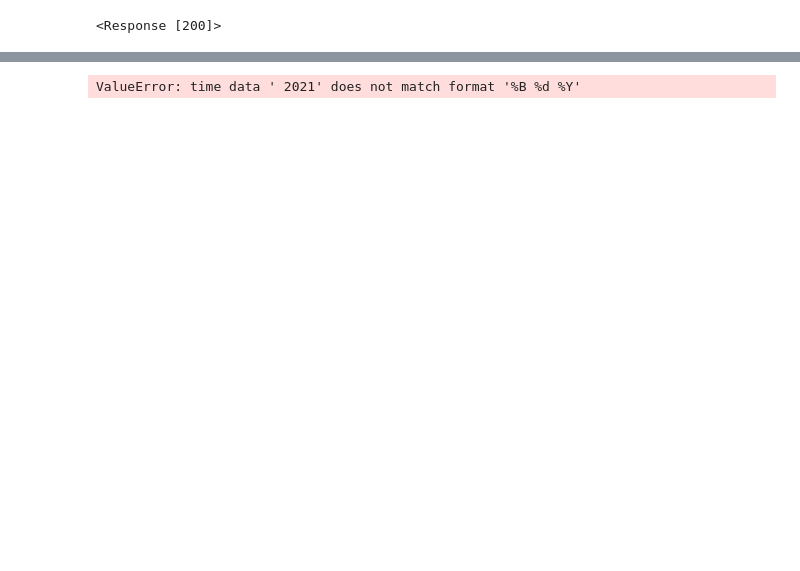
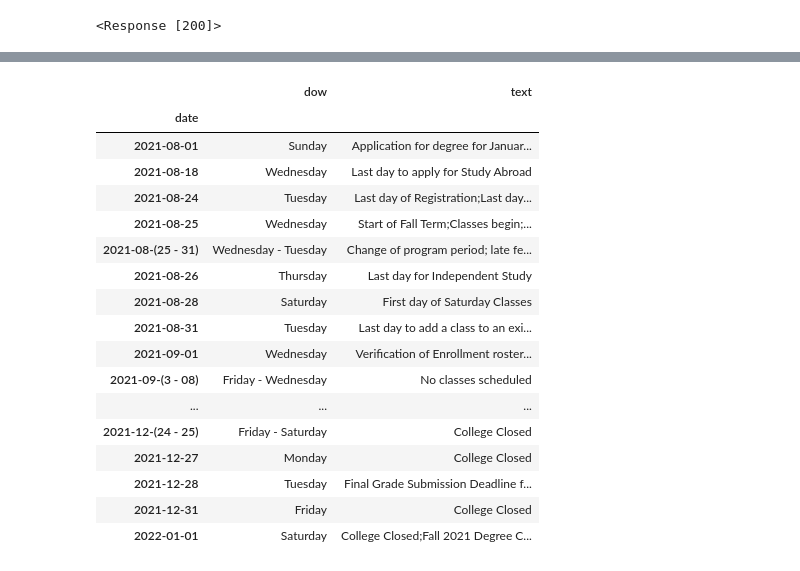
Before and after one commit to datasheng/csc460-hw3-tajwar-rahman, a Jupyter notebook: main.ipynb, the cells around one changed output, grey strips where cells are left out. Saved outputs shown, nothing was run; the diff lists cells and outputs as text; code cells hidden in the pictures; blank space fills up the shorter version.

Commit message:
completed project using correct link

```diff
--- a/main.ipynb
+++ b/main.ipynb
@@ -4,7 +4,7 @@ from bs4 import BeautifulSoup
 import pandas as pd
 from datetime import datetime
 # %%
-url = "https://www.cuny.edu/academics/academic-calendars/fall-2021/"
+url = 'https://www.ccny.cuny.edu/registrar/fall'
 response = requests.get(url)
 # %%
 response
@@ -57,22 +54,44 @@ def date_handler(s):
 # %%
 calendar = []
 # %%
-for row in calendar_table.find_all('tr'):
-    columns = row.find_all('td')
+for tr in calendar_table.find_all('tr'):
+    tds = tr.find_all('td')
 
-    if len(columns) == 3:
-        date_info = columns[0].get_text(strip=True)
-        weekday_info = columns[1].get_text(strip=True)
-        description_info = columns[2].get_text(strip=True)
+    if len(tds) == 3:
+        date_col = tds[0].get_text(strip=True)
+        dow_col = tds[1].get_text(strip=True)
+        event_col = tds[2].get_text(strip=True)
 
-        # Convert the date using the custom function
-        formatted_date = date_handler(date_info)
+        formatted_date = date_handler(date_col)
 
-        # Append the extracted data to the list
-        calendar_data.append({
-            "date": formatted_date,
-            "dow": weekday_info,
-            "text": description_info
-        })
+        if formatted_date:
+            calendar.append({
+                "date": formatted_date,
+                "dow": dow_col,
+                "text": event_col
+            })
-# %% [output]
-ValueError: time data ' 2021' does not match format '%B %d %Y'
+# %%
+df = pd.DataFrame(calendar)
+
+df.set_index('date', inplace=True)
+# %%
+display(df)
+# %% [output]
+|  | dow | text |
+| date |  |  |
+| 2021-08-01 | Sunday | Application for degree for Januar... |
+| 2021-08-18 | Wednesday | Last day to apply for Study Abroad |
+| 2021-08-24 | Tuesday | Last day of Registration;Last day... |
+| 2021-08-25 | Wednesday | Start of Fall Term;Classes begin;... |
+| 2021-08-(25 - 31) | Wednesday - Tuesday | Change of program period; late fe... |
+| 2021-08-26 | Thursday | Last day for Independent Study |
+| 2021-08-28 | Saturday | First day of Saturday Classes |
+| 2021-08-31 | Tuesday | Last day to add a class to an exi... |
+| 2021-09-01 | Wednesday | Verification of Enrollment roster... |
+| 2021-09-(3 - 08) | Friday - Wednesday | No classes scheduled |
+| ... | ... | ... |
+| 2021-12-(24 - 25) | Friday - Saturday | College Closed |
+| 2021-12-27 | Monday | College Closed |
+| 2021-12-28 | Tuesday | Final Grade Submission Deadline f... |
+| 2021-12-31 | Friday | College Closed |
+| 2022-01-01 | Saturday | College Closed;Fall 2021 Degree C... |
```
Also changed, not shown: parts of 2 cells of this notebook.
